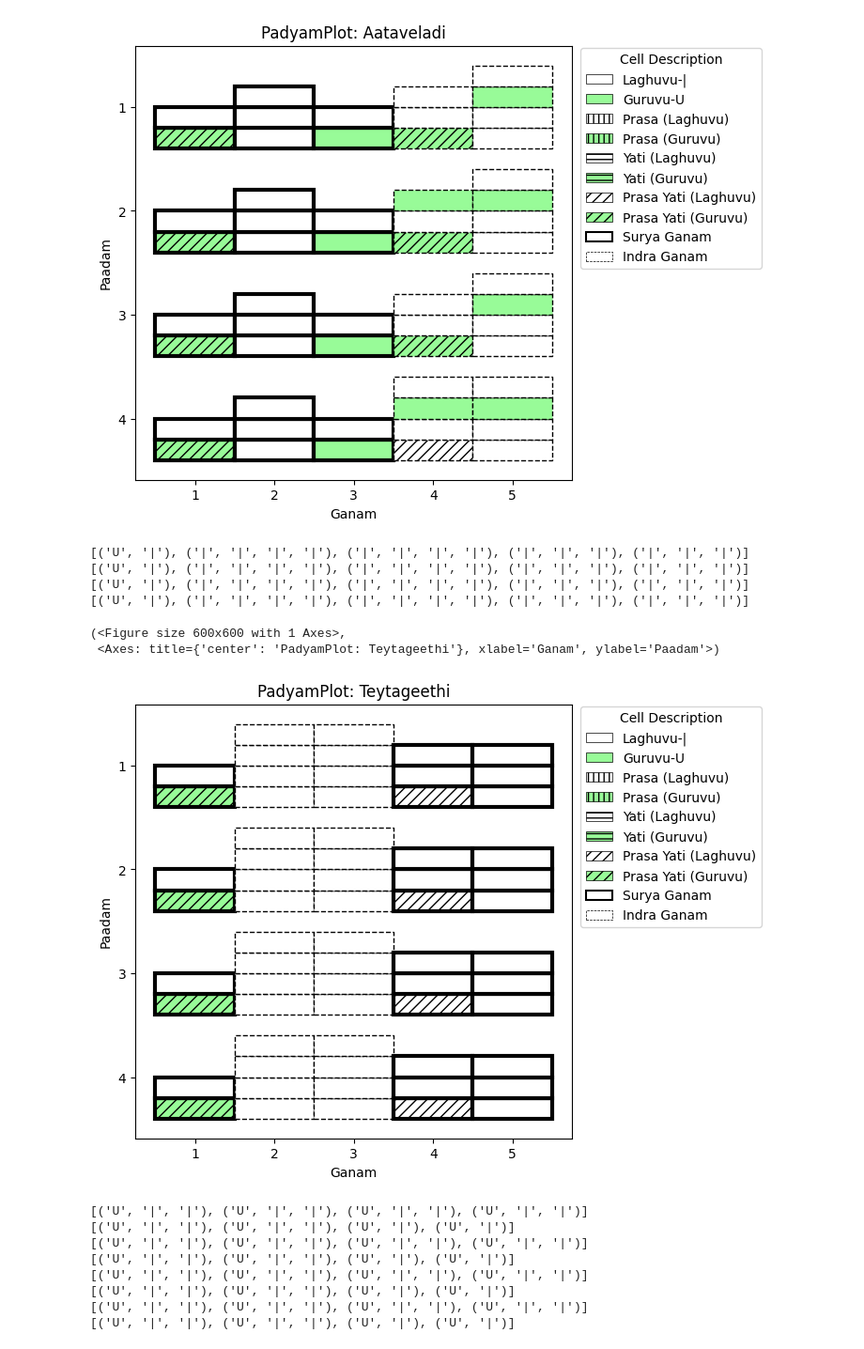
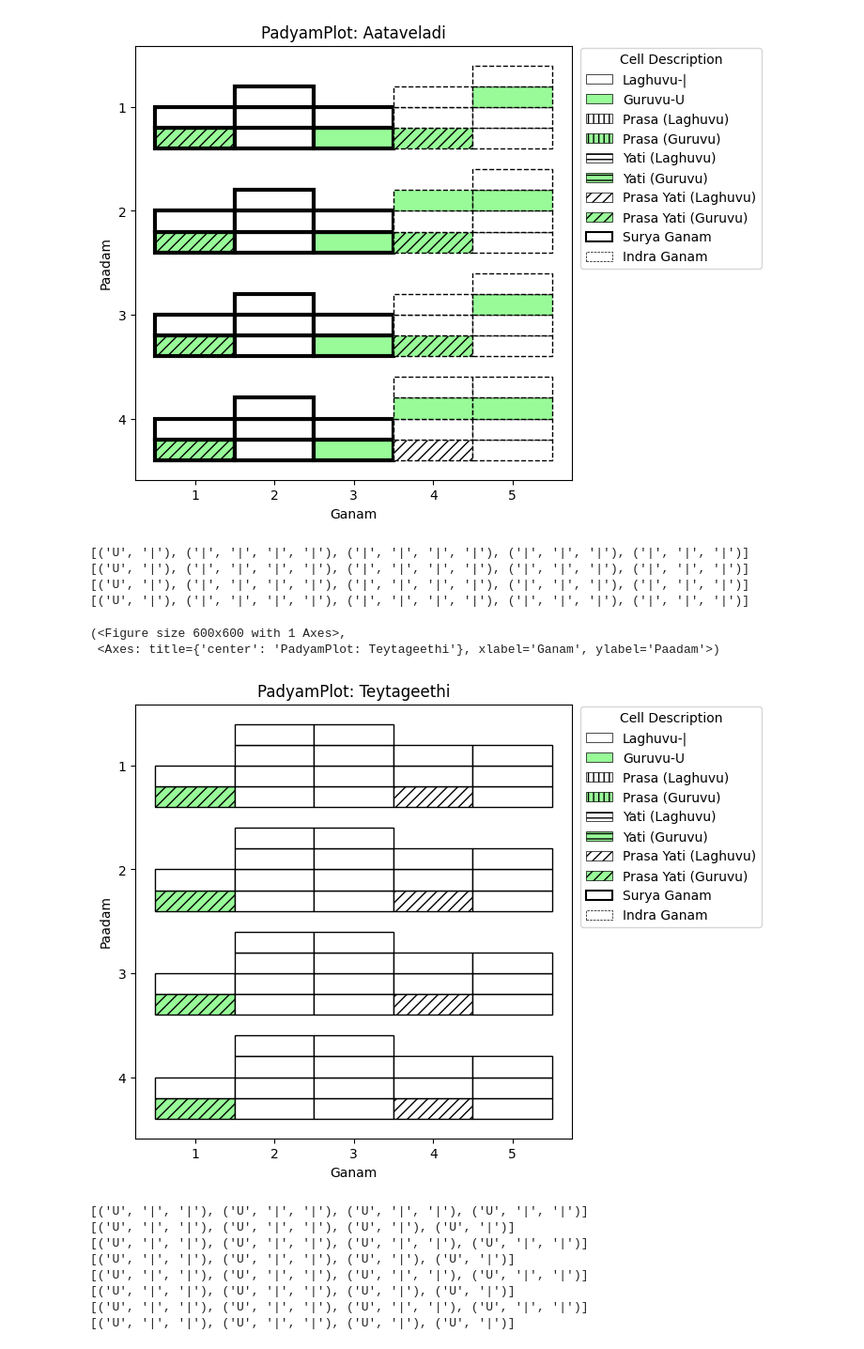
Before and after one commit to BodduSriPavan-111/chandassu, a Jupyter notebook: examples/PadyamPlot.ipynb, the cells around one changed output. Shown at 94% size. Cells and saved outputs as stored; diff of their text form; code cells hidden in the pictures.

Commit message:
docs: PadyamPlot-notebook-without-include_indra_surya

```diff
--- a/examples/PadyamPlot.ipynb
+++ b/examples/PadyamPlot.ipynb
@@ -233,27 +233,27 @@ padyam_plot( gana_kramam= gana_kramam,
 # %%
 gana_kramam= teytageethi
 for k in range(len(gana_kramam)):
 
     each_paadam= gana_kramam[k]
 
     sequence= [ list(i.values())[0] for i in each_paadam]
     print(sequence)
 
 padyam_plot(
                 gana_kramam= gana_kramam,
-                include_indra_surya= True,
+                # include_indra_surya= True,
                 yati_sthanam= (4,0),
                 prasa= False,
                 only_generic_yati= False,
                 title= "Teytageethi" )
 # %% [output]
 [('U', '|'), ('|', '|', '|', '|'), ('|', '|', '|', '|'), ('|', '|', '|'), ('|', '|', '|')]
 [('U', '|'), ('|', '|', '|', '|'), ('|', '|', '|', '|'), ('|', '|', '|'), ('|', '|', '|')]
 [('U', '|'), ('|', '|', '|', '|'), ('|', '|', '|', '|'), ('|', '|', '|'), ('|', '|', '|')]
 [('U', '|'), ('|', '|', '|', '|'), ('|', '|', '|', '|'), ('|', '|', '|'), ('|', '|', '|')]
 (<Figure size 600x600 with 1 Axes>,
  <Axes: title={'center': 'PadyamPlot: Teytageethi'}, xlabel='Ganam', ylabel='Paadam'>)
-[figure, old version]
+[figure, new version]
 # %%
 gana_kramam= seesamu
 for k in range(len(gana_kramam)):
```
